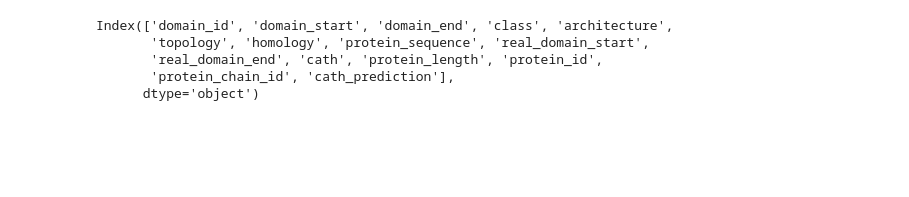
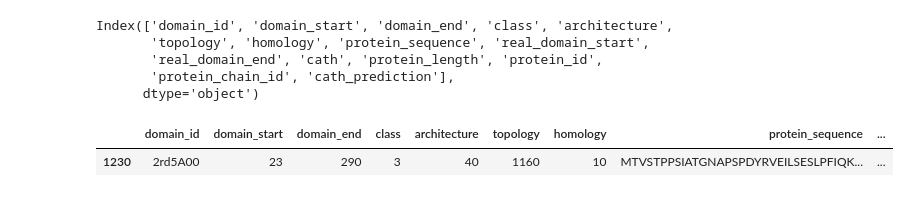
Before and after one commit to marcbeil/protein-prediction-project, a Jupyter notebook: src/domain_cath/visualize_predictions.ipynb, the cells around one changed output. Cells and saved outputs as stored; diff of their text form; code cells hidden in the pictures; blank space fills up the shorter version.

```diff
--- a/src/domain_cath/visualize_predictions.ipynb
+++ b/src/domain_cath/visualize_predictions.ipynb
@@ -128,6 +128,11 @@ def visualize_cath_predictions(df, output_dir, num_visualizations=5):
 
 # Usage example:
 #visualize_cath_predictions(df, "output_visualizations", num_visualizations=150)
+# %%
+df[df["protein_chain_id"] == "2rd5A"]
+# %% [output]
+|  | domain_id | domain_start | domain_end | class | architecture | topology | homology | protein_sequence | ... |
+| 1230 | 2rd5A00 | 23 | 290 | 3 | 40 | 1160 | 10 | MTVSTPPSIATGNAPSPDYRVEILSESLPFIQK... | ... |
 # %%
 import os
 import py3Dmol
```
Also changed, not shown: parts of 4 cells of this notebook, 3 other files.
